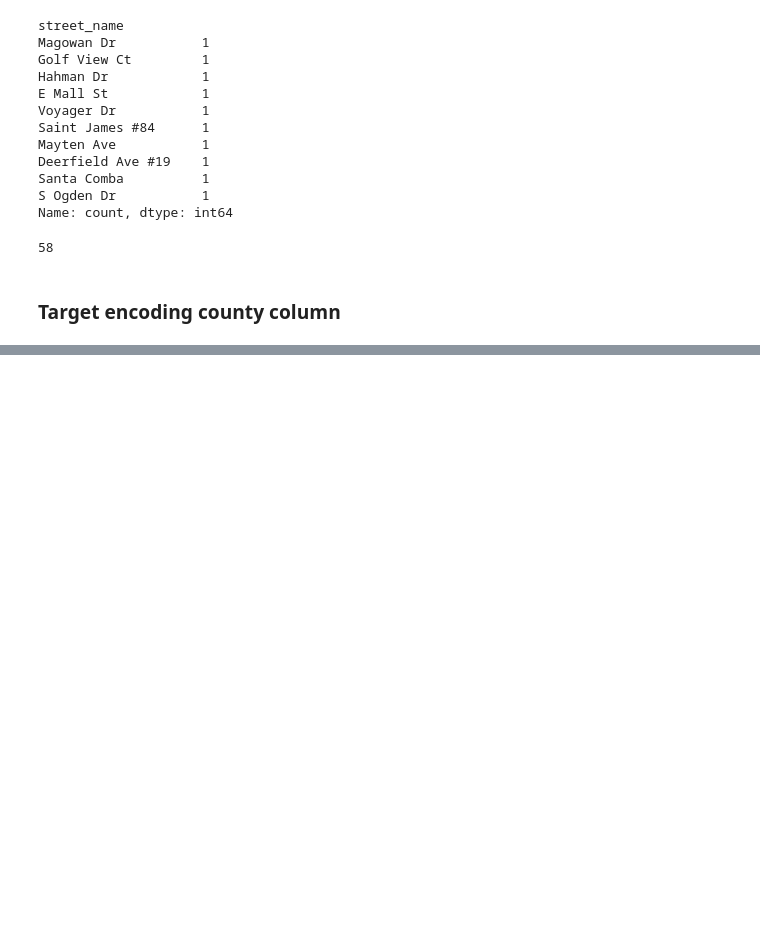
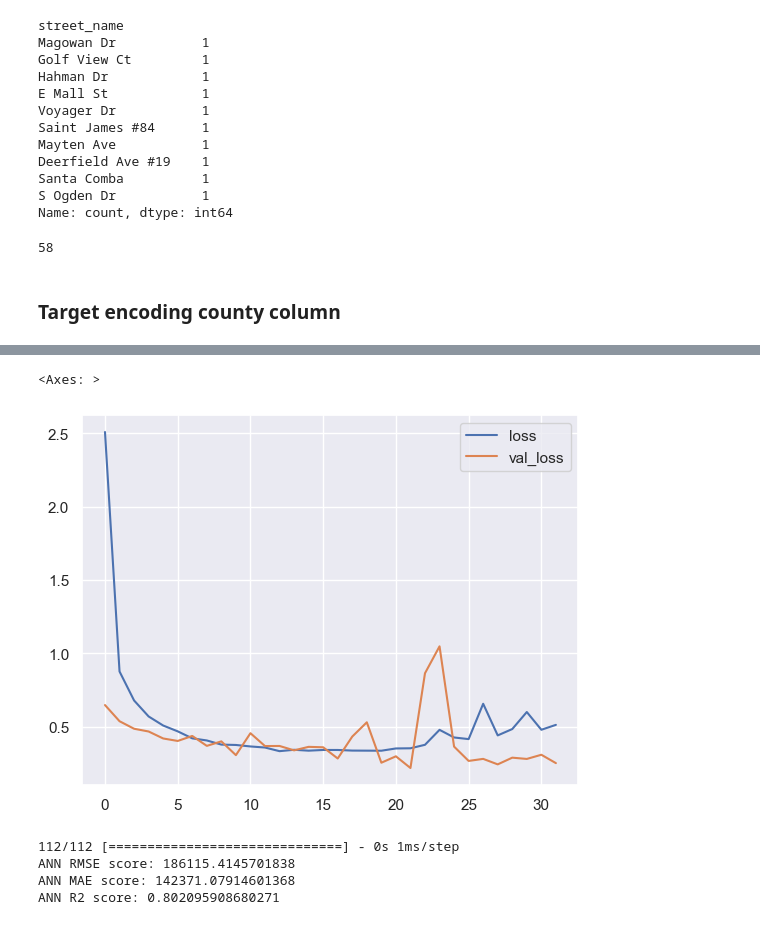
Before and after one commit to mcallisters/SDS-CP006-california-housing-prediction, a Jupyter notebook: notebooks/davron_data_analysis.ipynb, the cells around one changed output, grey strips where cells are left out. Drawn from its saved outputs; the diff is of its cells as text; code cells hidden in the pictures; blank space fills up the shorter version.

```diff
--- a/notebooks/davron_data_analysis.ipynb
+++ b/notebooks/davron_data_analysis.ipynb
@@ -493,0 +621,22 @@ y_scaled = y_scaler.fit_transform(clean_dataset[['price']])
+# %%
+from sklearn.model_selection import GridSearchCV
+
+selected_model = RandomForestRegressor()
+
+parameters = {
+    'n_estimators': [100],
+    'max_depth': np.arange(1,20,1),
+    'random_state': [0],
+    'n_jobs': [-1]
+}
+
+grid_search = GridSearchCV(
+    estimator=selected_model,
+    param_grid=parameters,
+    scoring = 'neg_root_mean_squared_error',
+    n_jobs=-1,
+    cv=10
+)
+grid_search.fit(X_train,y_train)
+print(f"Best score: {grid_search.best_score_}")
+print(f"Best parameters: {grid_search.best_params_}")
@@ -493,0 +648,4 @@ y_scaled = y_scaler.fit_transform(clean_dataset[['price']])
+# %%
+final_model = RandomForestRegressor(max_depth = 16, n_estimators = 100, n_jobs = -1, random_state = 0)
+
+final_model.fit(X_train,y_train)
@@ -493,0 +676,15 @@ y_scaled = y_scaler.fit_transform(clean_dataset[['price']])
+# %%
+scaler_X = StandardScaler()
+scaler_y = StandardScaler()
+
+X_val_ann = X_train.sample(frac=0.2,random_state = 0)
+X_train_ann = X_train.drop(X_val_ann.index)
+
+y_val_ann = y_train[X_val_ann.index]
+y_train_ann = y_train[X_train_ann.index]
+
+X_train_scaled = scaler_X.fit_transform(X_train_ann)
+X_val_scaled = scaler_X.transform(X_val_ann)
+
+y_train_scaled = scaler_y.fit_transform(y_train_ann.values.reshape(-1,1))
+y_val_scaled = scaler_y.transform(y_val_ann.values.reshape(-1,1))
@@ -493,0 +765,7 @@ y_scaled = y_scaler.fit_transform(clean_dataset[['price']])
+# %%
+history_df = pd.DataFrame(history.history)
+# Start the plot at epoch 5
+history_df.loc[:, ['loss', 'val_loss']].plot()
+# %% [output]
+<Axes: >
+[figure, added]
@@ -493,0 +774,15 @@ y_scaled = y_scaler.fit_transform(clean_dataset[['price']])
+# %%
+predictions = scaler_y.inverse_transform(ann.predict(X_test_scaled))
+
+ann_rmse_score = root_mean_squared_error(y_true=y_test,y_pred=predictions)
+ann_mae_score = mean_absolute_error(y_true=y_test,y_pred=predictions)
+ann_r2_score = r2_score(y_true=y_test,y_pred=predictions)
+
+print(f"ANN RMSE score: {ann_rmse_score}")
+print(f"ANN MAE score: {ann_mae_score}")
+print(f"ANN R2 score: {ann_r2_score}")
+# %% [output]
+112/112 [==============================] - 0s 1ms/step
+ANN RMSE score: 186115.4145701838
+ANN MAE score: 142371.07914601368
+ANN R2 score: 0.802095908680271
```
Also changed, not shown: parts of 21 cells of this notebook.
